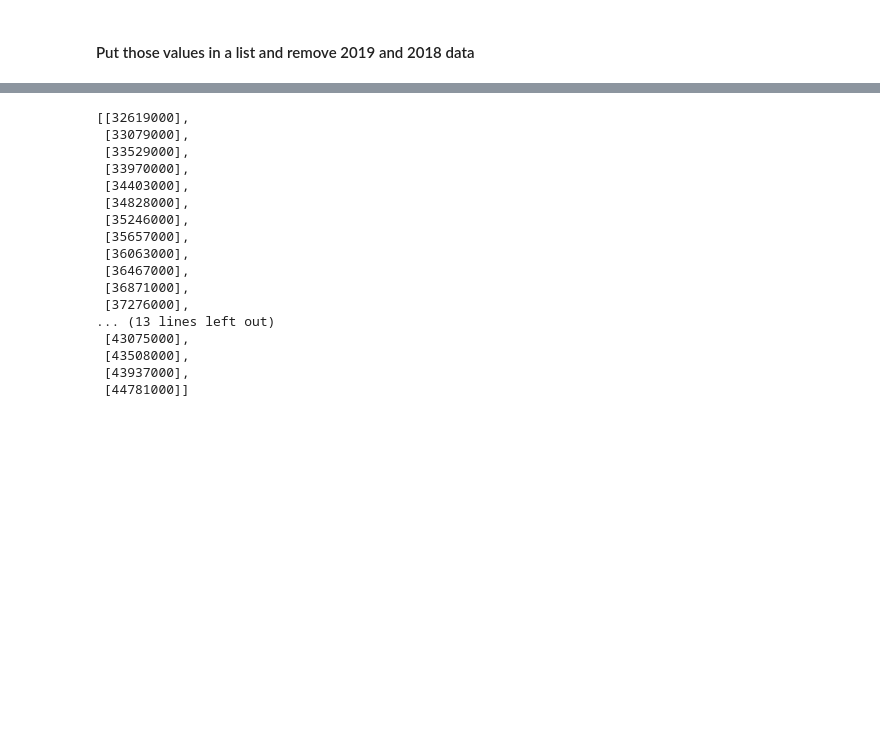
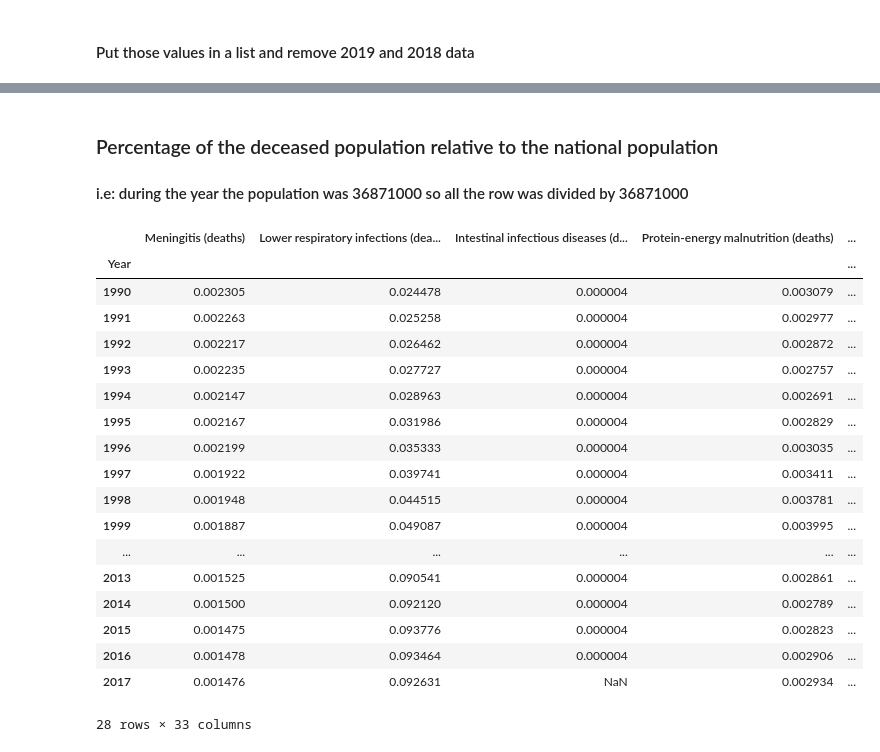
Before and after one commit to Juanarcidiacono/Main-deaths-causes-in-Argentina, a Jupyter notebook: Deads.ipynb, the cells around one changed output, grey strips where cells are left out. Cells and saved outputs as stored; diff of their text form; code cells hidden in the pictures; blank space fills up the shorter version.

```diff
--- a/Deads.ipynb
+++ b/Deads.ipynb
@@ -104,21 +114,0 @@ popList = populationArg.values.tolist()
-# %%
-del popList[-2]
-popList
-# %% [output]
-[[32619000],
- [33079000],
- [33529000],
- [33970000],
- [34403000],
- [34828000],
- [35246000],
- [35657000],
- [36063000],
- [36467000],
- [36871000],
- [37276000],
-... (13 lines left out)
- [43075000],
- [43508000],
- [43937000],
- [44781000]]
@@ -124,0 +124,25 @@ popList
+# %% [markdown]
+### Percentage of the deceased population relative to the national population
+#### i.e: during the year the population was 36871000 so all the row was divided by 36871000
+# %%
+causesArg_rel
+# %% [output]
+|  | Meningitis (deaths) | Lower respiratory infections (dea... | Intestinal infectious diseases (d... | Protein-energy malnutrition (deaths) | ... |
+| Year |  |  |  |  | ... |
+| 1990 | 0.002305 | 0.024478 | 0.000004 | 0.003079 | ... |
+| 1991 | 0.002263 | 0.025258 | 0.000004 | 0.002977 | ... |
+| 1992 | 0.002217 | 0.026462 | 0.000004 | 0.002872 | ... |
+| 1993 | 0.002235 | 0.027727 | 0.000004 | 0.002757 | ... |
+| 1994 | 0.002147 | 0.028963 | 0.000004 | 0.002691 | ... |
+| 1995 | 0.002167 | 0.031986 | 0.000004 | 0.002829 | ... |
+| 1996 | 0.002199 | 0.035333 | 0.000004 | 0.003035 | ... |
+| 1997 | 0.001922 | 0.039741 | 0.000004 | 0.003411 | ... |
+| 1998 | 0.001948 | 0.044515 | 0.000004 | 0.003781 | ... |
+| 1999 | 0.001887 | 0.049087 | 0.000004 | 0.003995 | ... |
+| ... | ... | ... | ... | ... | ... |
+| 2013 | 0.001525 | 0.090541 | 0.000004 | 0.002861 | ... |
+| 2014 | 0.001500 | 0.092120 | 0.000004 | 0.002789 | ... |
+| 2015 | 0.001475 | 0.093776 | 0.000004 | 0.002823 | ... |
+| 2016 | 0.001478 | 0.093464 | 0.000004 | 0.002906 | ... |
+| 2017 | 0.001476 | 0.092631 | NaN | 0.002934 | ... |
+28 rows × 33 columns
```
Also changed, not shown: parts of 16 cells of this notebook.
